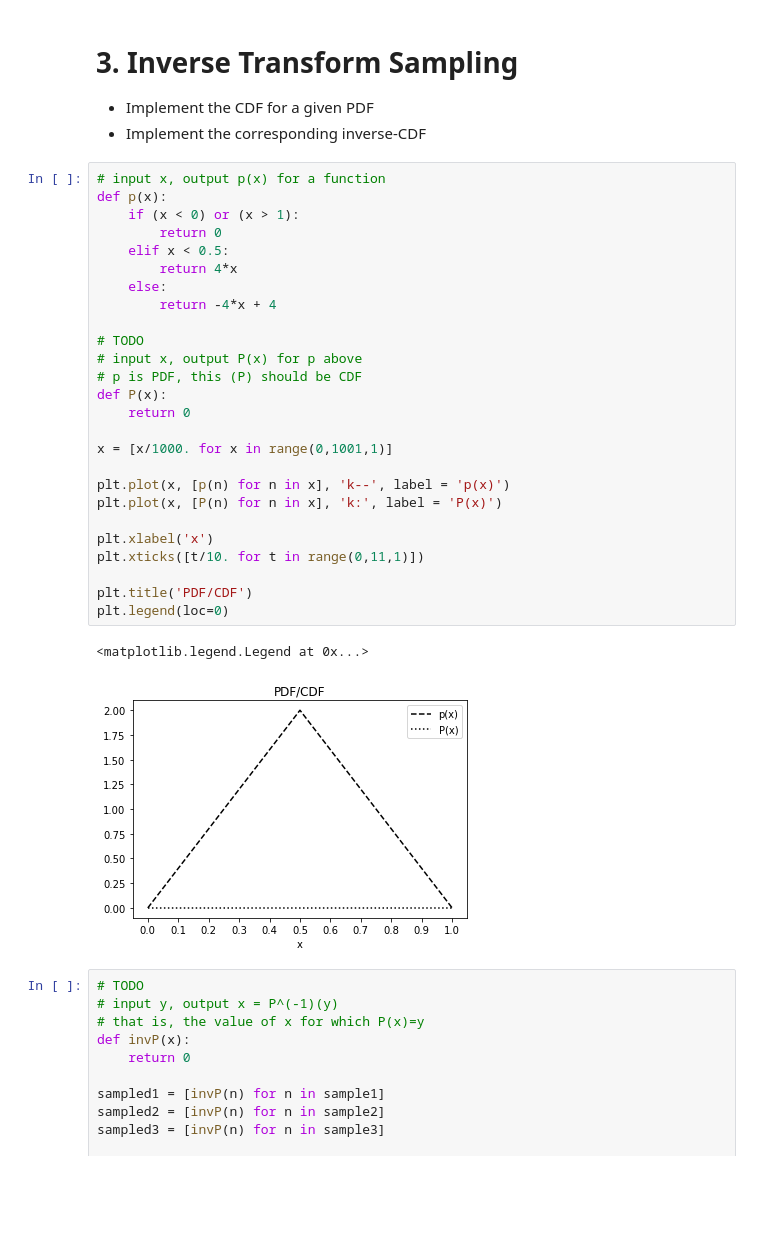
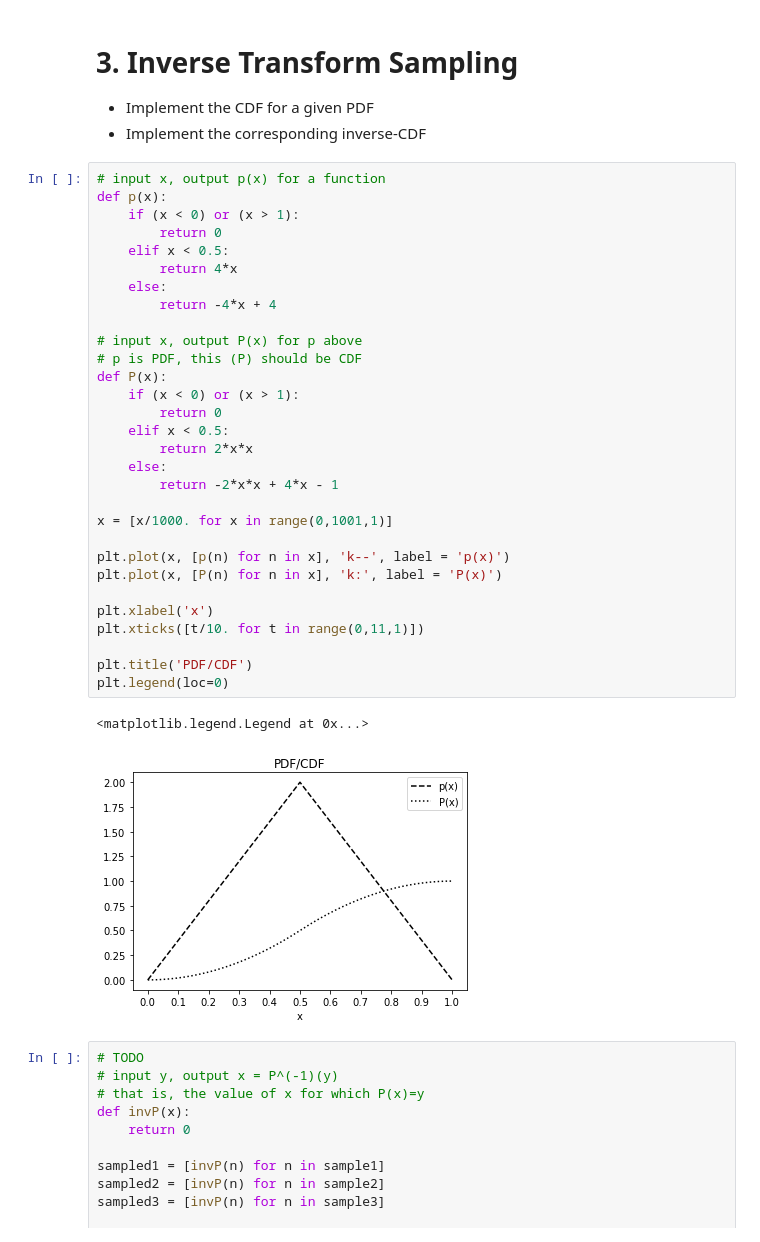
Before and after one commit to kz4/DataMining, a Jupyter notebook: 2Clustering/3/starter-2.3.1.ipynb, the cells around one changed output. Cells and saved outputs as stored; diff of their text form; blank space fills up the shorter version.

```diff
--- a/2Clustering/3/starter-2.3.1.ipynb
+++ b/2Clustering/3/starter-2.3.1.ipynb
@@ -117,32 +117,36 @@ Good, very close to 0.5
 # %%
 # input x, output p(x) for a function
 def p(x):
     if (x < 0) or (x > 1):
         return 0
     elif x < 0.5:
         return 4*x
     else:
         return -4*x + 4
 
-# TODO
 # input x, output P(x) for p above
 # p is PDF, this (P) should be CDF
 def P(x):
-    return 0
+    if (x < 0) or (x > 1):
+        return 0
+    elif x < 0.5:
+        return 2*x*x
+    else:
+        return -2*x*x + 4*x - 1
 
 x = [x/1000. for x in range(0,1001,1)]
 
 plt.plot(x, [p(n) for n in x], 'k--', label = 'p(x)')
 plt.plot(x, [P(n) for n in x], 'k:', label = 'P(x)')
 
 plt.xlabel('x')
 plt.xticks([t/10. for t in range(0,11,1)])
 
 plt.title('PDF/CDF')
 plt.legend(loc=0)
 # %% [output]
 <matplotlib.legend.Legend at 0x...>
-[figure, old version]
+[figure, new version]
 # %%
 # TODO
 # input y, output x = P^(-1)(y)
```
